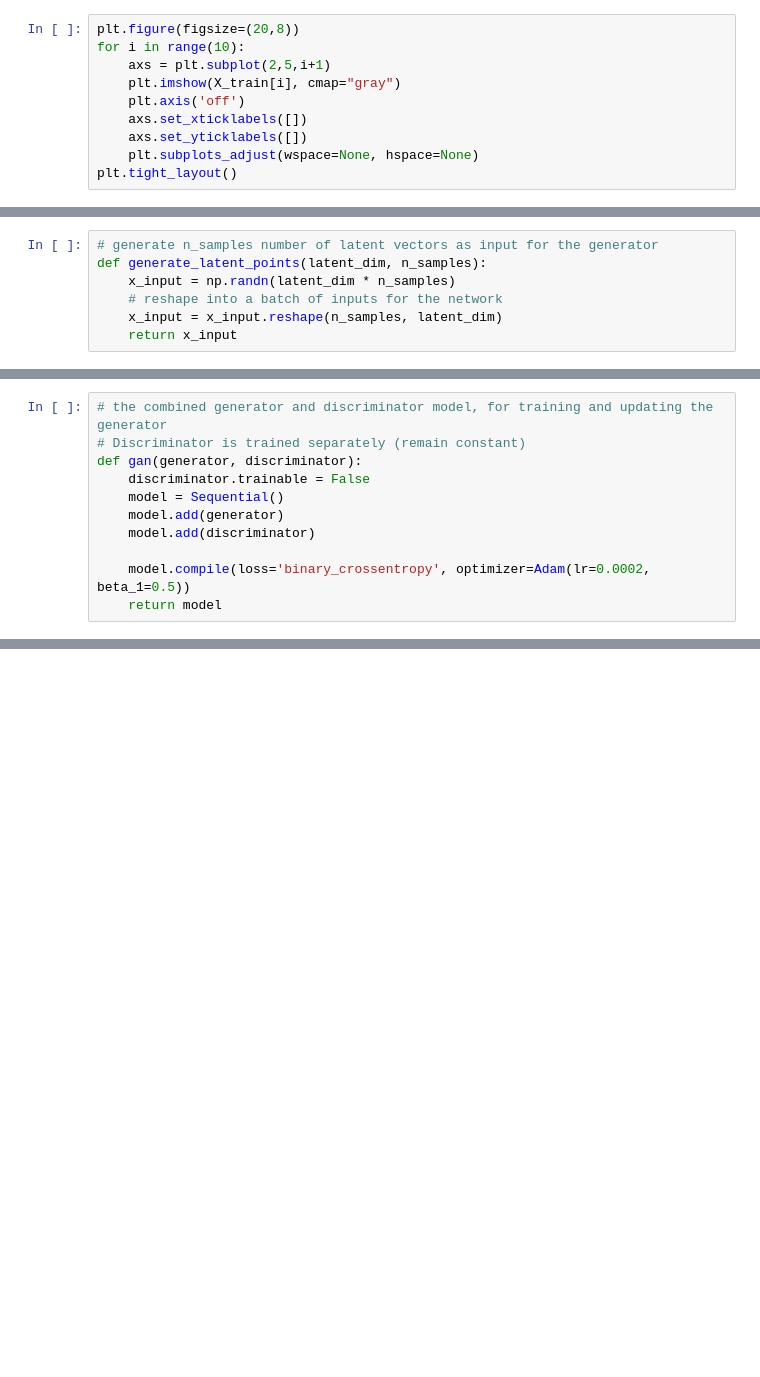
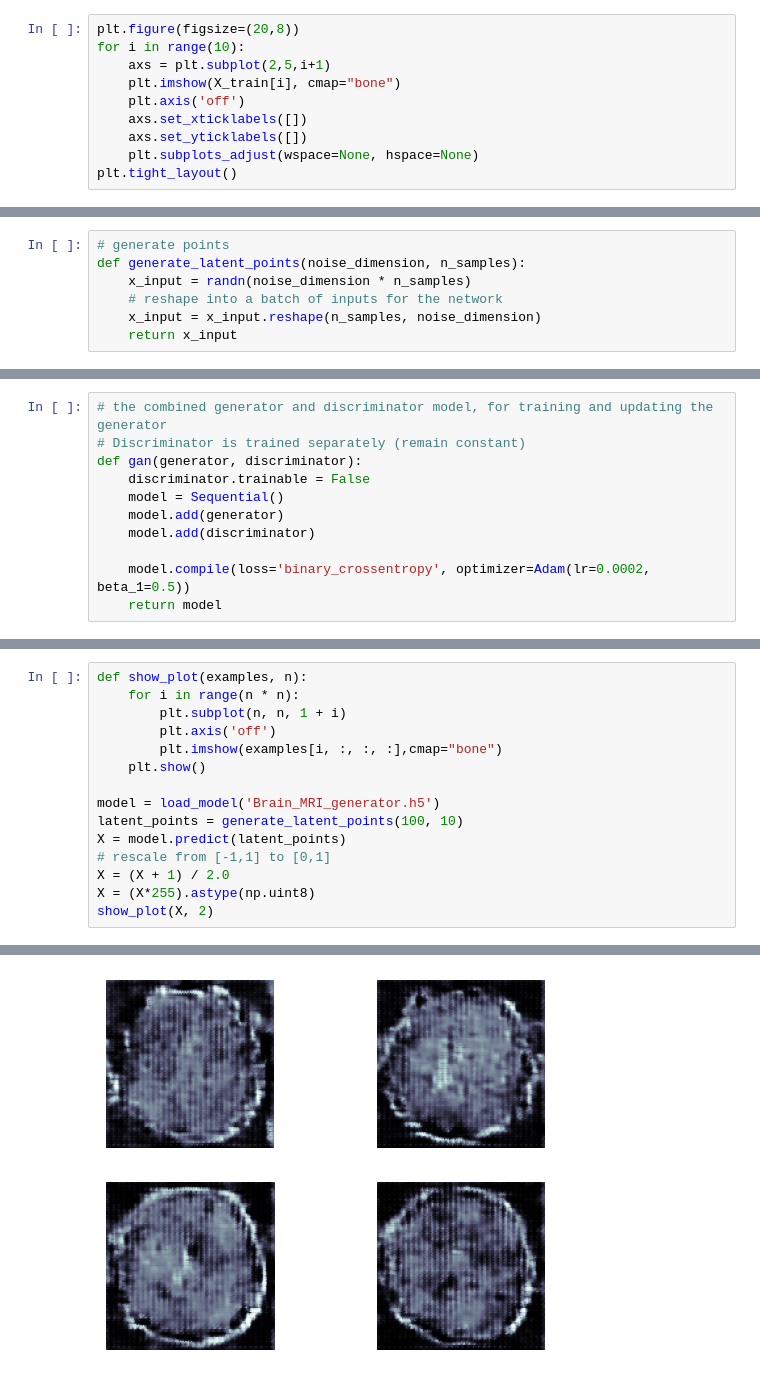
Before and after one commit to NiloofarAZAD/GAN-Synthetic-Brain-MRI-Image-Augmentation, a Jupyter notebook: Generating_Synthetic_Brain_MRI_Images_GAN.ipynb, the cells around one changed output, grey strips where cells are left out. Saved outputs shown, nothing was run; the diff lists cells and outputs as text; blank space fills up the shorter version.

```diff
--- a/Generating_Synthetic_Brain_MRI_Images_GAN.ipynb
+++ b/Generating_Synthetic_Brain_MRI_Images_GAN.ipynb
@@ -43,7 +45,7 @@ X_train = X_train.reshape(-1, width, height, channels)
 plt.figure(figsize=(20,8))
 for i in range(10):
     axs = plt.subplot(2,5,i+1)
-    plt.imshow(X_train[i], cmap="gray")
+    plt.imshow(X_train[i], cmap="bone")
     plt.axis('off')
     axs.set_xticklabels([])
     axs.set_yticklabels([])
@@ -62,9 +157,9 @@ def real_samples(dataset, n_samples):
 	y = np.ones((n_samples, 1)) # label 1 to fool discriminator that they are real
 	return X, y
 # %%
-# generate n_samples number of latent vectors as input for the generator
-def generate_latent_points(latent_dim, n_samples):
-	x_input = np.randn(latent_dim * n_samples)
+# generate points
+def generate_latent_points(noise_dimension, n_samples):
+	x_input = randn(noise_dimension * n_samples)
 	# reshape into a batch of inputs for the network
-	x_input = x_input.reshape(n_samples, latent_dim)
+	x_input = x_input.reshape(n_samples, noise_dimension)
 	return x_input
@@ -180,0 +234,16 @@ def fake_samples(generator, latent_dim, n_samples):
+# %%
+def show_plot(examples, n):
+	for i in range(n * n):
+		plt.subplot(n, n, 1 + i)
+		plt.axis('off')
+		plt.imshow(examples[i, :, :, :],cmap="bone")
+	plt.show()
+
+model = load_model('Brain_MRI_generator.h5')
+latent_points = generate_latent_points(100, 10)
+X = model.predict(latent_points)
+# rescale from [-1,1] to [0,1]
+X = (X + 1) / 2.0
+X = (X*255).astype(np.uint8)
+show_plot(X, 2)
+# %% [output]
@@ -180,0 +253 @@ def fake_samples(generator, latent_dim, n_samples):
+[figure, added]
```
Also changed, not shown: parts of 13 cells of this notebook.
